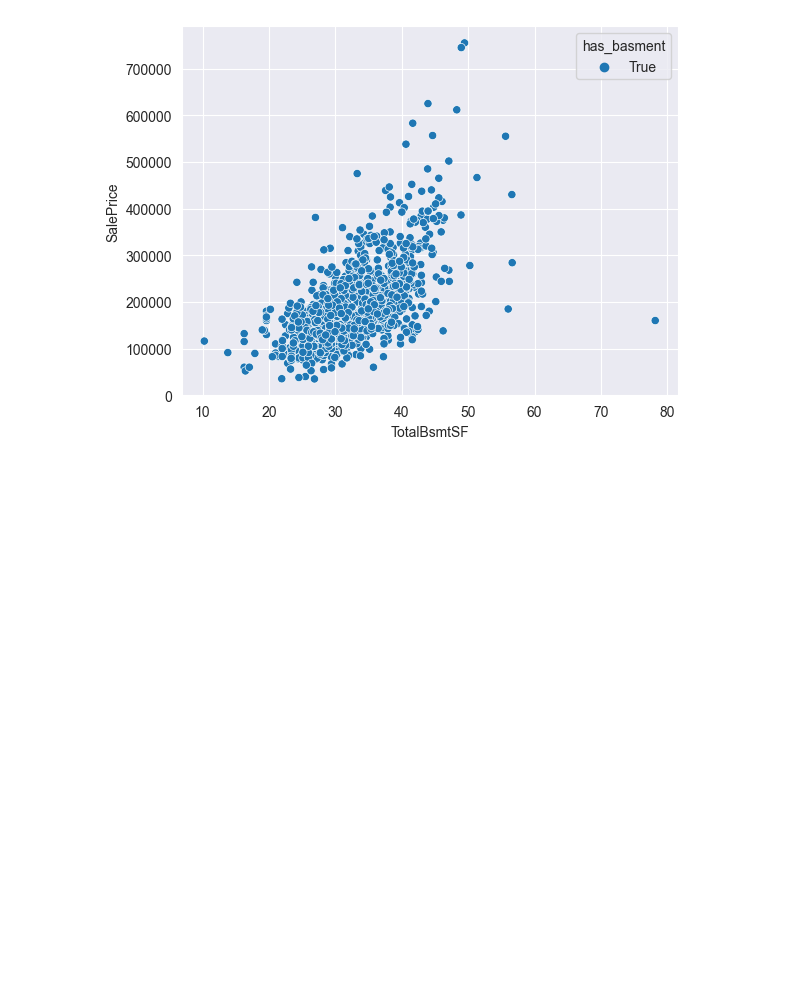
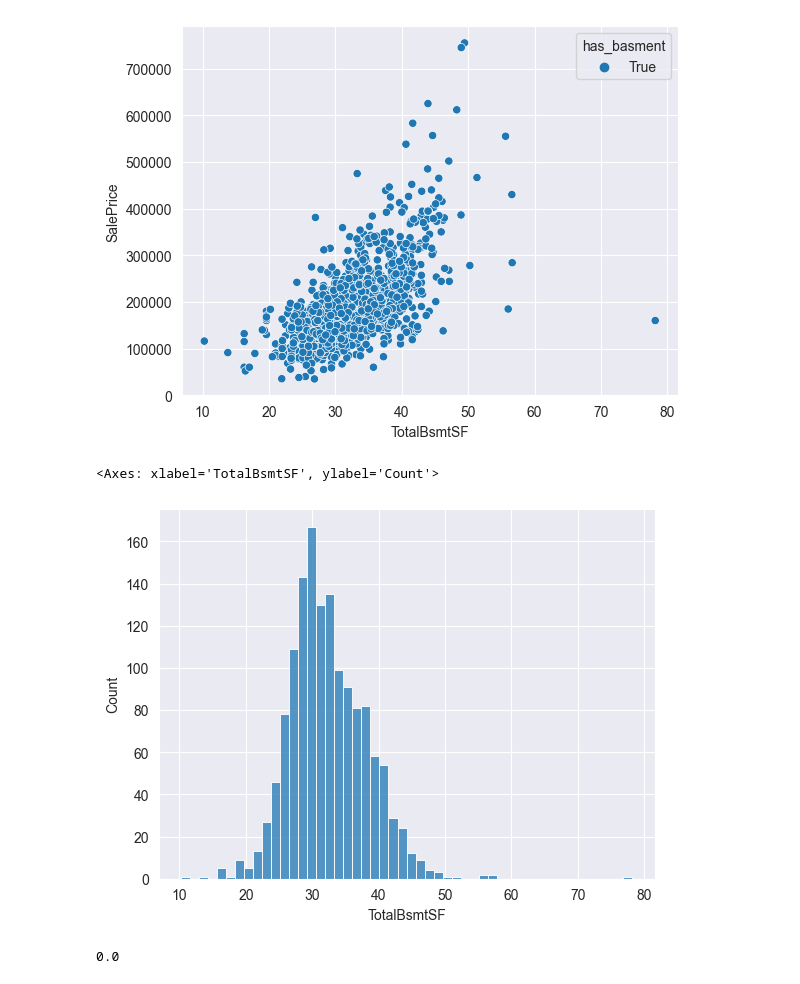
Before and after one commit to steven-solomon/udemy-feml-challenge, a Jupyter notebook: StudentsSolutions_v1.0.0/eda.ipynb, the cells around one changed output. Saved outputs shown, nothing was run; the diff lists cells and outputs as text; code cells hidden in the pictures; blank space fills up the shorter version.

Commit message:
Analyze GrLivArea

```diff
--- a/StudentsSolutions_v1.0.0/eda.ipynb
+++ b/StudentsSolutions_v1.0.0/eda.ipynb
@@ -997,3 +681,14 @@ See the caveats in the documentation: https://pandas.pydata.org/pandas-docs/stab
   has_basement["TotalBsmtSF"] = has_basement.loc[:, ["TotalBsmtSF"]].apply(np.sqrt)
 <Axes: xlabel='TotalBsmtSF', ylabel='SalePrice'>
 [figure]
+# %%
+sns.histplot(has_basement, x="TotalBsmtSF")
+# %% [output]
+<Axes: xlabel='TotalBsmtSF', ylabel='Count'>
+[figure, added]
+# %%
+# GrLivArea
+
+df["GrLivArea"].isna().mean()
+# %% [output]
+0.0
```
Also changed, not shown: parts of 59 cells of this notebook, 1 other file.
